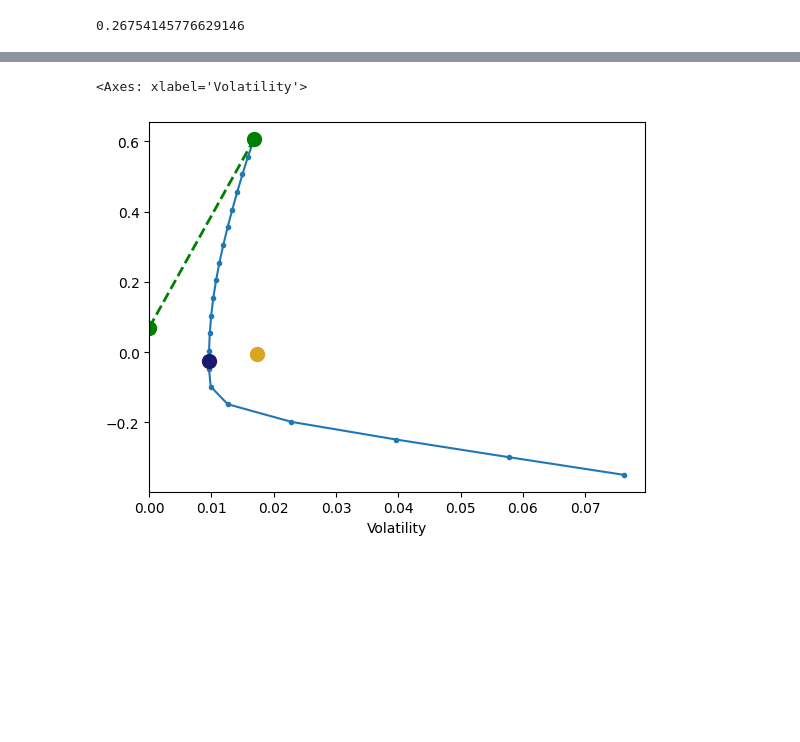
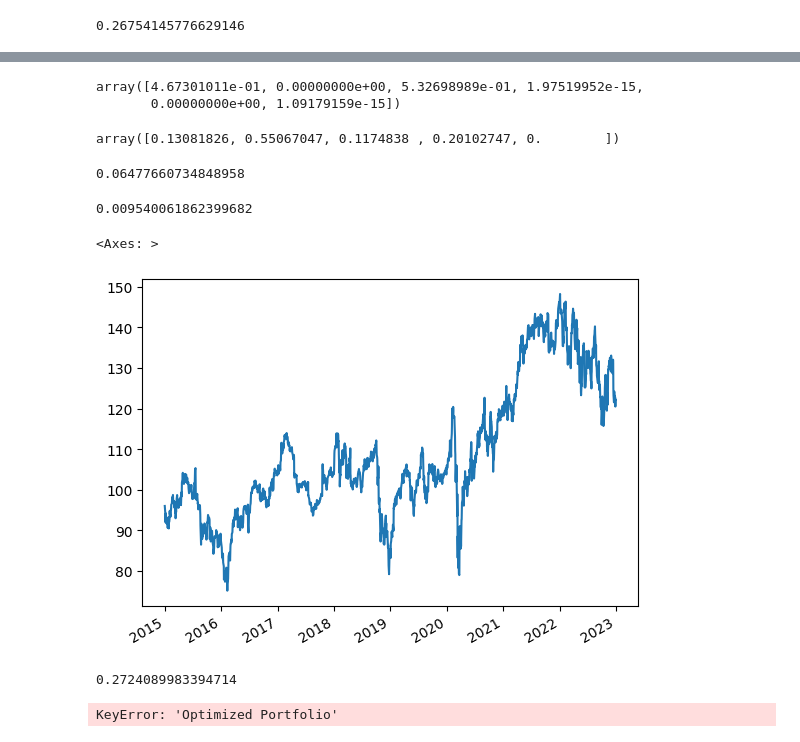
Before and after one commit to sujal-luhar/Portfolio-Optimization, a Jupyter notebook: notebooks/1.0-po-initial-data-exploration.ipynb, the cells around one changed output, grey strips where cells are left out. Cells and saved outputs as stored; diff of their text form; code cells hidden in the pictures; blank space fills up the shorter version.

```diff
--- a/notebooks/1.0-po-initial-data-exploration.ipynb
+++ b/notebooks/1.0-po-initial-data-exploration.ipynb
@@ -406,8 +573,39 @@ cov
-# %%
-plot_ef(20, er, cov, style='.-', legend=False, show_cml=True, riskfree_rate=0.07, show_ew=True, show_gmv=True)
-# %% [output]
-<Axes: xlabel='Volatility'>
-[figure, removed]
+# %%
+msr(0.07, er, cov)
+# %% [output]
+array([4.67301011e-01, 0.00000000e+00, 5.32698989e-01, 1.97519952e-15,
+       0.00000000e+00, 1.09179159e-15])
+# %%
+gmv(cov)
+# %% [output]
+array([0.13081826, 0.55067047, 0.1174838 , 0.20102747, 0.        ])
+# %%
+portfolio_return(gmv(cov), er)
+# %% [output]
+0.06477660734848958
+# %%
+portfolio_vol(gmv(cov), cov)
+# %% [output]
+0.009540061862399682
+# %%
+# write a code to add new column in the portfolio2_df dataframe with the name of the `optimized returns`
+
+# portfolio2_df['optimized returns'] = portfolio2_df[columns].dot(gmv(cov))
+portfolio2_df['optimized returns'].dropna().plot()
+# %% [output]
+<Axes: >
+[figure, added]
+# %%
+compound(portfolio2_df['optimized returns'].dropna().pct_change().dropna())
+# %% [output]
+0.2724089983394714
+# %%
+for ticker, weight in zip(portfolio2_df.columns, gmv(cov)):
+    portfolio2_df['Optimized Portfolio'] += portfolio2_df[ticker]*weight
+
+portfolio2_df['Optimized Portfolio'].plot(figsize=(12,8), label='Optimized Portfolio')
+# %% [output]
+KeyError: 'Optimized Portfolio'
 # %%
 w_msr = msr(0.03, er, cov)
 w_msr
```
Also changed, not shown: parts of 22 cells of this notebook, 3 other files.
